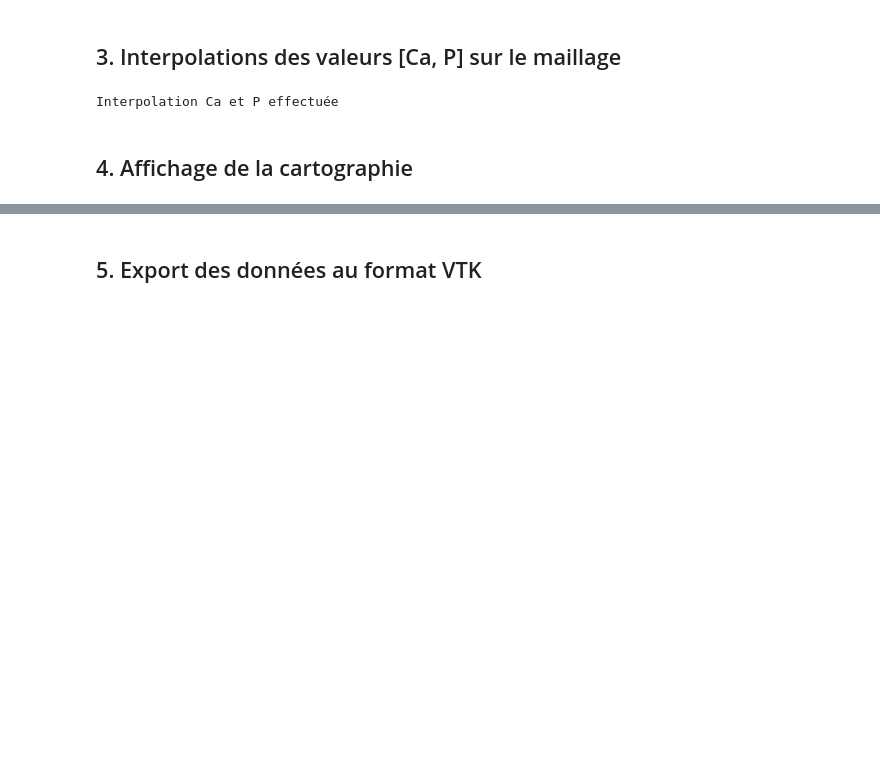
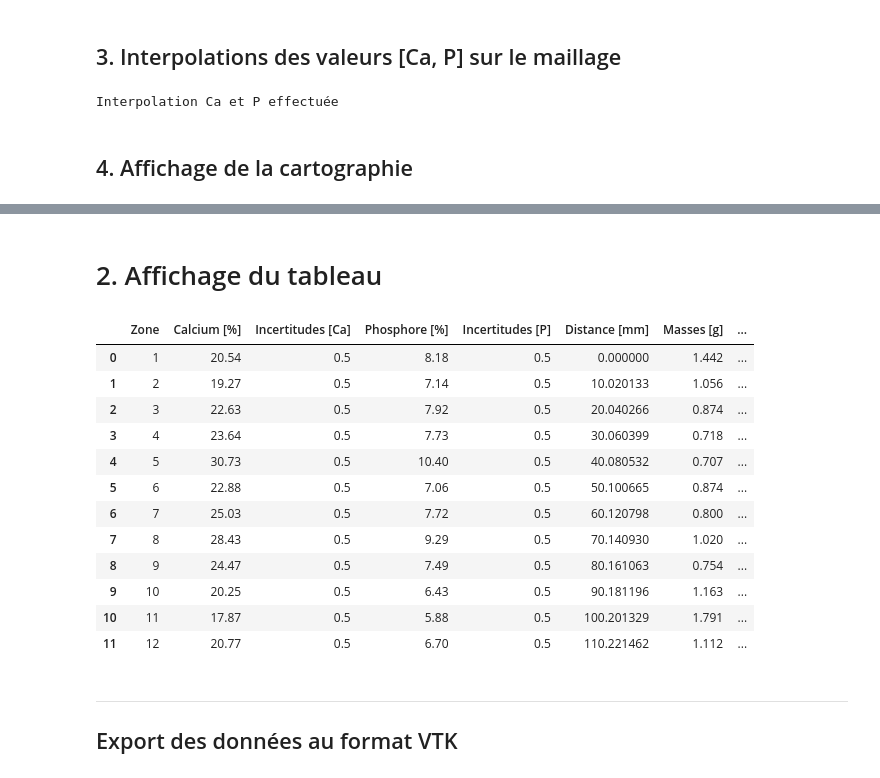
Before and after one commit to duclanruen/ArtoisProjects, a Jupyter notebook: chimie/Enzo/Enzo-Post-TT.ipynb, the cells around one changed output, grey strips where cells are left out. Saved outputs shown, nothing was run; the diff lists cells and outputs as text; code cells hidden in the pictures; blank space fills up the shorter version.

```diff
--- a/chimie/Enzo/Enzo-Post-TT.ipynb
+++ b/chimie/Enzo/Enzo-Post-TT.ipynb
@@ -490,5 +446,39 @@ p.show()
+# %%
+# Création du vecteur de coordonnées en x
+labels["Col_E"]="Masses [g]"
+labels["Col_F"]="Volumes [g/cm3]"
+labels["Col_G"]="Masses volumiques [g/cm3]"
+
+masses = [1.442,1.056,0.874,0.718,0.707,0.874,0.800,1.020,0.754,1.163,1.791,1.112]
+volumes = [2.236,1.266,0.888,0.561,0.525,0.675,0.550,0.634,0.588,1.002,2.066,1.598]
+rho = np.array(masses)/np.array(volumes)
+rho = rho.tolist()
+
+# Ajout à la dataFrame
+df["Col_E"] = masses
+df["Col_F"] = volumes
+df["Col_G"] = rho
+# %% [markdown]
+# 2. Affichage du tableau
+# %%
+display(df.rename(columns=labels))
+# %% [output]
+|  | Zone | Calcium [%] | Incertitudes [Ca] | Phosphore [%] | Incertitudes [P] | Distance [mm] | Masses [g] | ... |
+| 0 | 1 | 20.54 | 0.5 | 8.18 | 0.5 | 0.000000 | 1.442 | ... |
+| 1 | 2 | 19.27 | 0.5 | 7.14 | 0.5 | 10.020133 | 1.056 | ... |
+| 2 | 3 | 22.63 | 0.5 | 7.92 | 0.5 | 20.040266 | 0.874 | ... |
+| 3 | 4 | 23.64 | 0.5 | 7.73 | 0.5 | 30.060399 | 0.718 | ... |
+| 4 | 5 | 30.73 | 0.5 | 10.40 | 0.5 | 40.080532 | 0.707 | ... |
+| 5 | 6 | 22.88 | 0.5 | 7.06 | 0.5 | 50.100665 | 0.874 | ... |
+| 6 | 7 | 25.03 | 0.5 | 7.72 | 0.5 | 60.120798 | 0.800 | ... |
+| 7 | 8 | 28.43 | 0.5 | 9.29 | 0.5 | 70.140930 | 1.020 | ... |
+| 8 | 9 | 24.47 | 0.5 | 7.49 | 0.5 | 80.161063 | 0.754 | ... |
+| 9 | 10 | 20.25 | 0.5 | 6.43 | 0.5 | 90.181196 | 1.163 | ... |
+| 10 | 11 | 17.87 | 0.5 | 5.88 | 0.5 | 100.201329 | 1.791 | ... |
+| 11 | 12 | 20.77 | 0.5 | 6.70 | 0.5 | 110.221462 | 1.112 | ... |
 # %% [markdown]
-## 5. Export des données au format VTK
+---
+## Export des données au format VTK
 # %%
 # @title
 # Sauvegarde au format VTK
```
Also changed, not shown: parts of 4 cells of this notebook.
